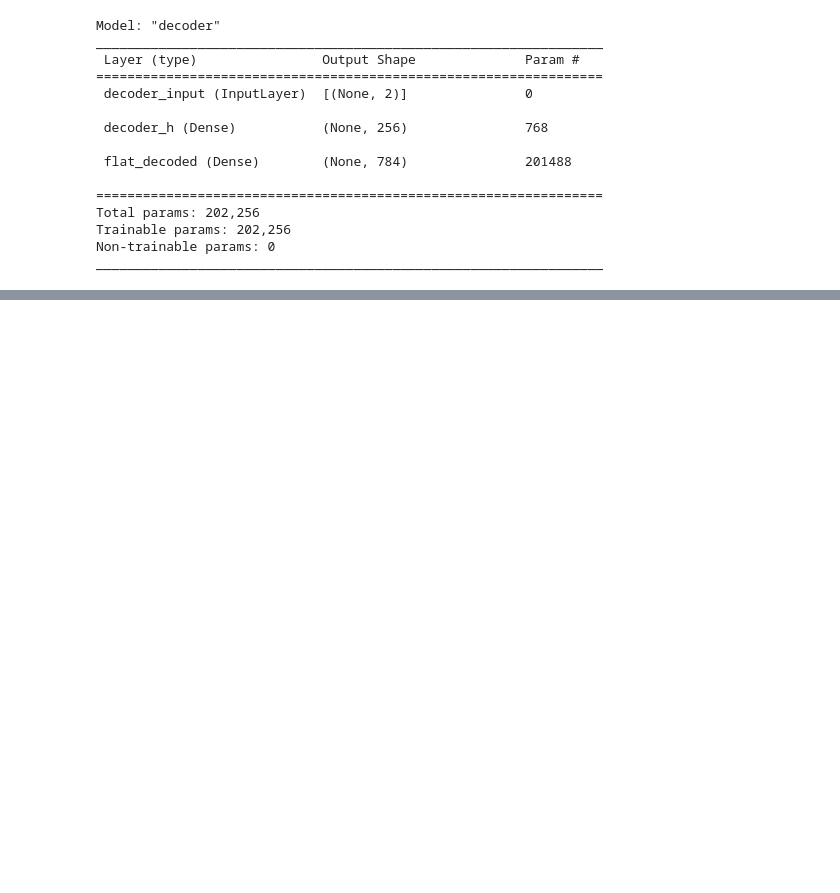
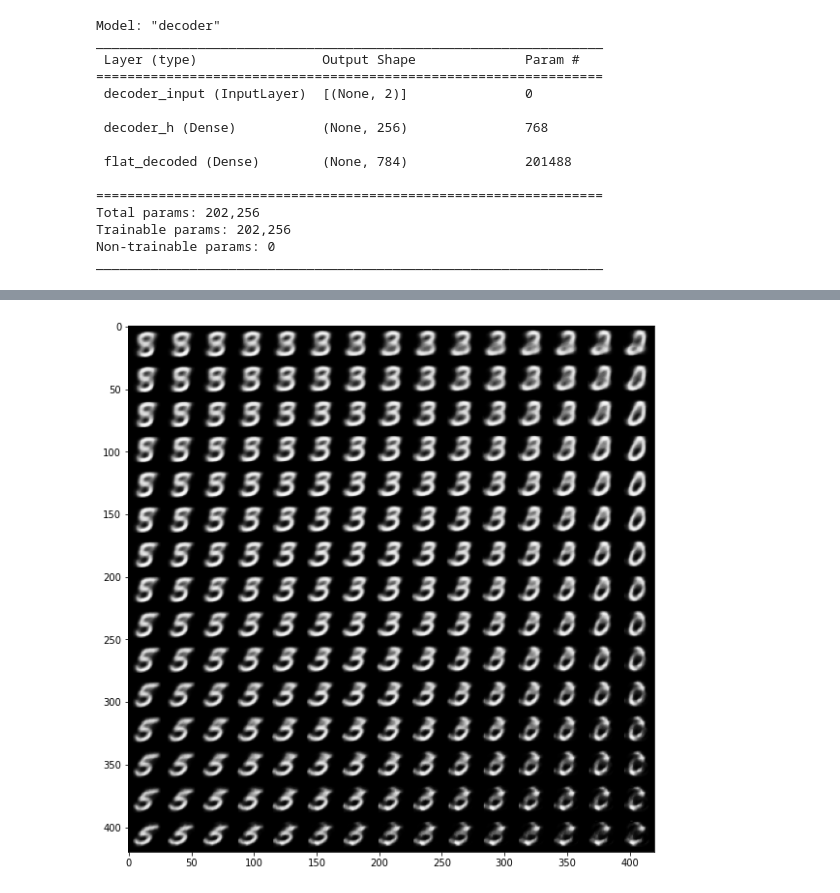
Before and after one commit to ghoulbel/variational-autoencoder, a Jupyter notebook: variationalAutoencoder.ipynb, the cells around one changed output, grey strips where cells are left out. Drawn from its saved outputs; the diff is of its cells as text; code cells hidden in the pictures; blank space fills up the shorter version.

```diff
--- a/variationalAutoencoder.ipynb
+++ b/variationalAutoencoder.ipynb
@@ -153,0 +173,18 @@ Num GPUs Available:  0
+# %%
+n = 15
+digitSize = 28
+figure = np.zeros((digitSize*n,digitSize*n))
+gridX=norm.ppf(np.linspace(0.05,0.95,n))
+gridY=norm.ppf(np.linspace(0.05,0.95,n))
+
+for i, yi in enumerate(gridX):
+    for j, xi in enumerate(gridY):
+        zSample = np.array([[xi,yi]])
+        xDecoded = decoder.predict(zSample)
+        digit = xDecoded[0].reshape(digitSize,digitSize)
+        figure[i*digitSize:(i+1)*digitSize,j*digitSize:(j+1)*digitSize] = digit
+plt.figure(figsize=(10,10))
+plt.imshow(figure,cmap="Greys_r")
+plt.show()
+# %% [output]
+[figure, added]
```
Also changed, not shown: parts of 6 cells of this notebook.
